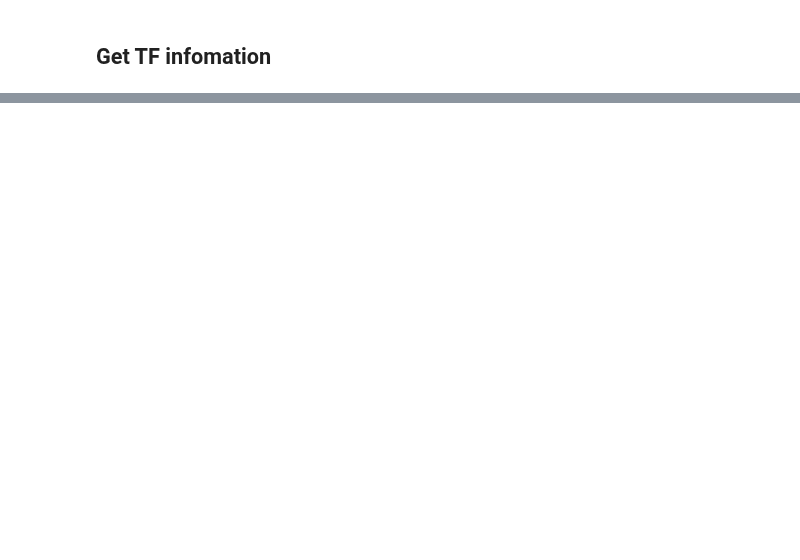
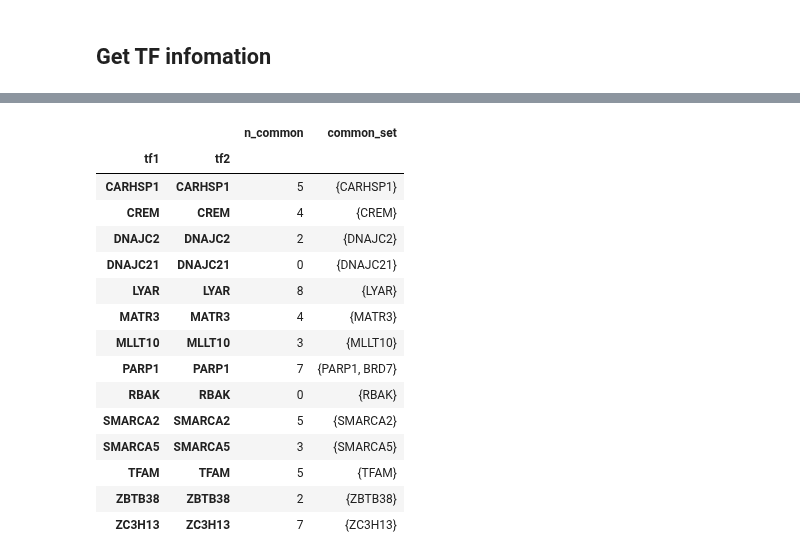
Before and after one commit to XingyanLiu/CAME, a Jupyter notebook: notebooks/explore_genes-TF.ipynb, the cells around one changed output, grey strips where cells are left out. Cells and saved outputs as stored; diff of their text form; code cells hidden in the pictures; blank space fills up the shorter version.

```diff
--- a/notebooks/explore_genes-TF.ipynb
+++ b/notebooks/explore_genes-TF.ipynb
@@ -220,0 +244,51 @@ os.listdir('../came/sample_data')
+# %%
+ilayer = [0, -1][0]
+metric = 'cosine'
+algorithm='brute'
+k = 30
+
+record_list = []
+for i in range(3):
+    # get hidden states
+    _hidden_list = came.model.get_all_hidden_states(
+        model, feat_dict, g, train=True)
+    _h_gene = _hidden_list[ilayer]['gene']
+
+    _df_tf_targets1, _df_tf_targets2 = came.ana.tf_cross_knn(
+            _h_gene, dpair, all_tflist1, all_tflist2,
+        )
+
+
+    _records = common_targets(
+            _df_tf_targets1,
+            _df_tf_targets2,
+            col_target='knn',
+            name_map=name_map
+        )
+    record_list.append(_records.set_index(['tf1', 'tf2']))
+# %%
+df_common = record_list[0].copy()
+_col = 'common_set'
+for _df in record_list:
+    # print(df_common, _df)
+    comm = common_targets(df_common, _df, col_target=_col)
+    df_common[_col] = comm[_col].tolist()
+
+df_common
+# %% [output]
+|  |  | n_common | common_set |
+| tf1 | tf2 |  |  |
+| CARHSP1 | CARHSP1 | 5 | {CARHSP1} |
+| CREM | CREM | 4 | {CREM} |
+| DNAJC2 | DNAJC2 | 2 | {DNAJC2} |
+| DNAJC21 | DNAJC21 | 0 | {DNAJC21} |
+| LYAR | LYAR | 8 | {LYAR} |
+| MATR3 | MATR3 | 4 | {MATR3} |
+| MLLT10 | MLLT10 | 3 | {MLLT10} |
+| PARP1 | PARP1 | 7 | {PARP1, BRD7} |
+| RBAK | RBAK | 0 | {RBAK} |
+| SMARCA2 | SMARCA2 | 5 | {SMARCA2} |
+| SMARCA5 | SMARCA5 | 3 | {SMARCA5} |
+| TFAM | TFAM | 5 | {TFAM} |
+| ZBTB38 | ZBTB38 | 2 | {ZBTB38} |
+| ZC3H13 | ZC3H13 | 7 | {ZC3H13} |
```
Also changed, not shown: parts of 29 cells of this notebook, 1 other file.
